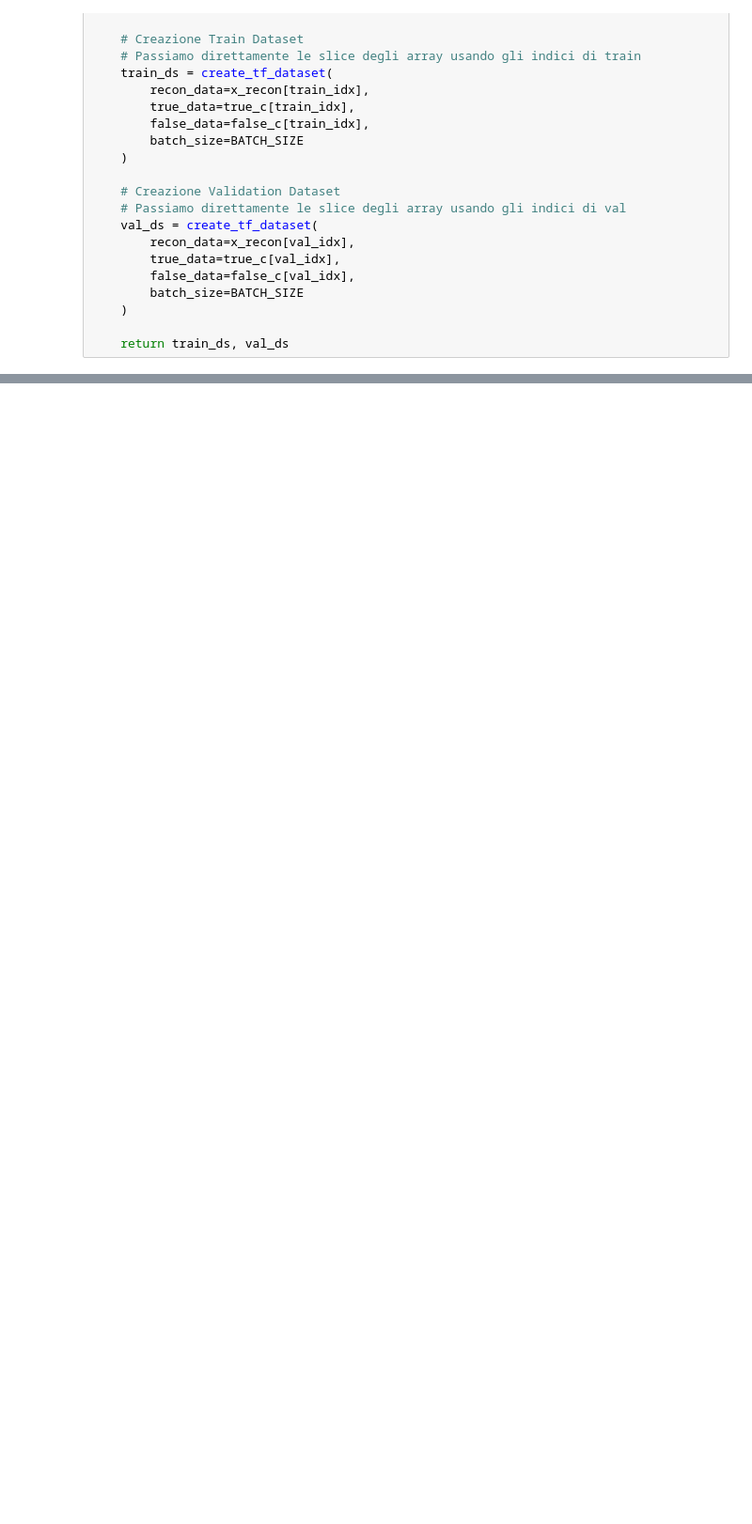
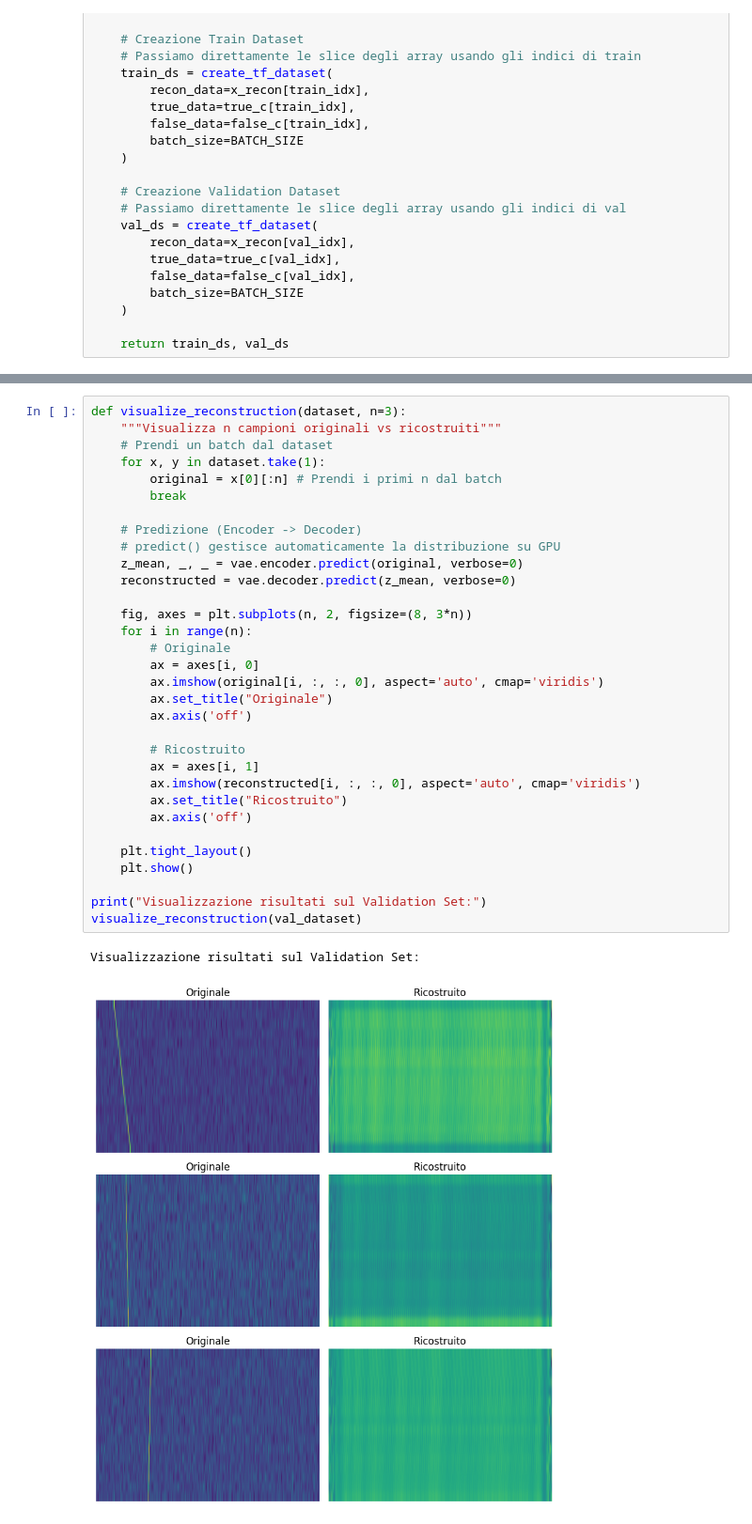
Before and after one commit to filippozuddas/ML-SRT-SETI, a Jupyter notebook: notebooks/train_CVAE.ipynb, the cells around one changed output, grey strips where cells are left out. Shown at 94% size. Saved outputs shown, nothing was run; the diff lists cells and outputs as text; blank space fills up the shorter version.

```diff
--- a/notebooks/train_CVAE.ipynb
+++ b/notebooks/train_CVAE.ipynb
@@ -200,0 +214,35 @@ ValueError: Unexpected result of `train_function` (Empty logs). Please use `Mode
+# %%
+def visualize_reconstruction(dataset, n=3):
+    """Visualizza n campioni originali vs ricostruiti"""
+    # Prendi un batch dal dataset
+    for x, y in dataset.take(1):
+        original = x[0][:n] # Prendi i primi n dal batch
+        break
+
+    # Predizione (Encoder -> Decoder)
+    # predict() gestisce automaticamente la distribuzione su GPU
+    z_mean, _, _ = vae.encoder.predict(original, verbose=0)
+    reconstructed = vae.decoder.predict(z_mean, verbose=0)
+
+    fig, axes = plt.subplots(n, 2, figsize=(8, 3*n))
+    for i in range(n):
+        # Originale
+        ax = axes[i, 0]
+        ax.imshow(original[i, :, :, 0], aspect='auto', cmap='viridis')
+        ax.set_title("Originale")
+        ax.axis('off')
+
+        # Ricostruito
+        ax = axes[i, 1]
+        ax.imshow(reconstructed[i, :, :, 0], aspect='auto', cmap='viridis')
+        ax.set_title("Ricostruito")
+        ax.axis('off')
+
+    plt.tight_layout()
+    plt.show()
+
+print("Visualizzazione risultati sul Validation Set:")
+visualize_reconstruction(val_dataset)
+# %% [output]
+Visualizzazione risultati sul Validation Set:
+[figure, added]
```
Also changed, not shown: parts of 9 cells of this notebook.
